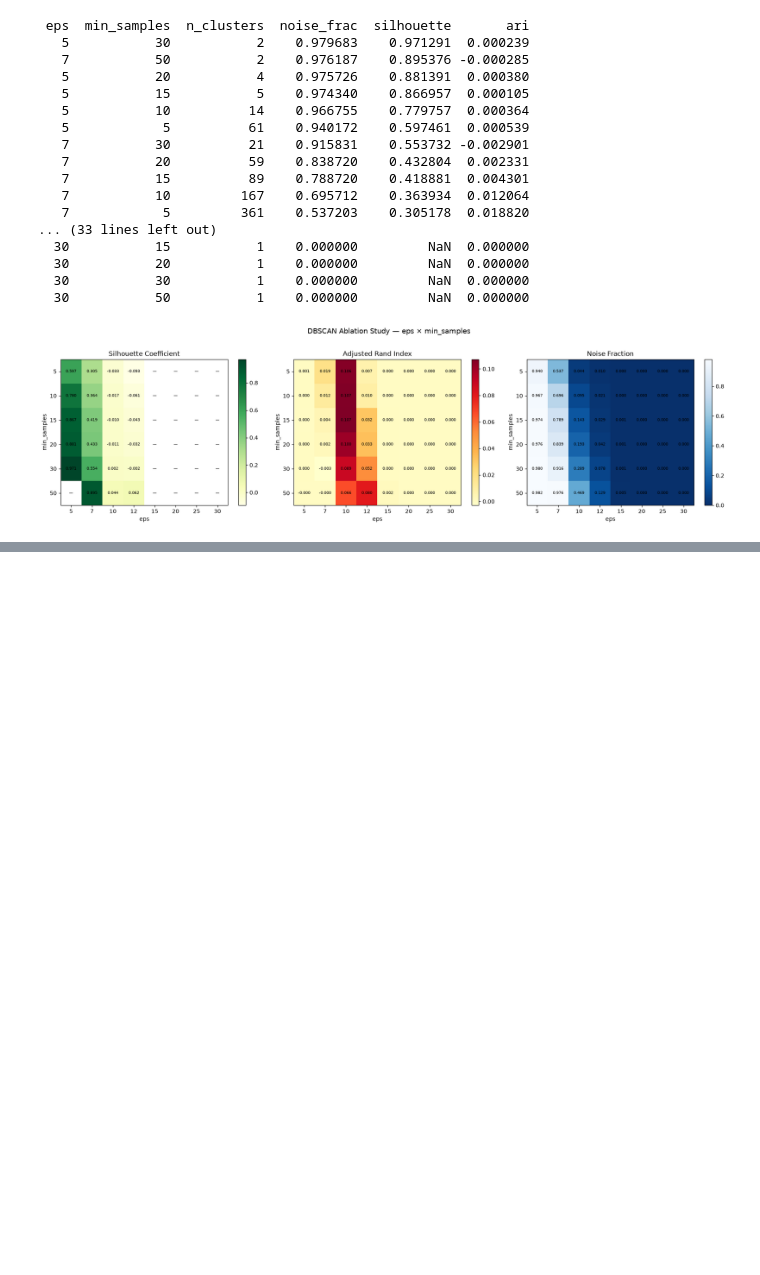
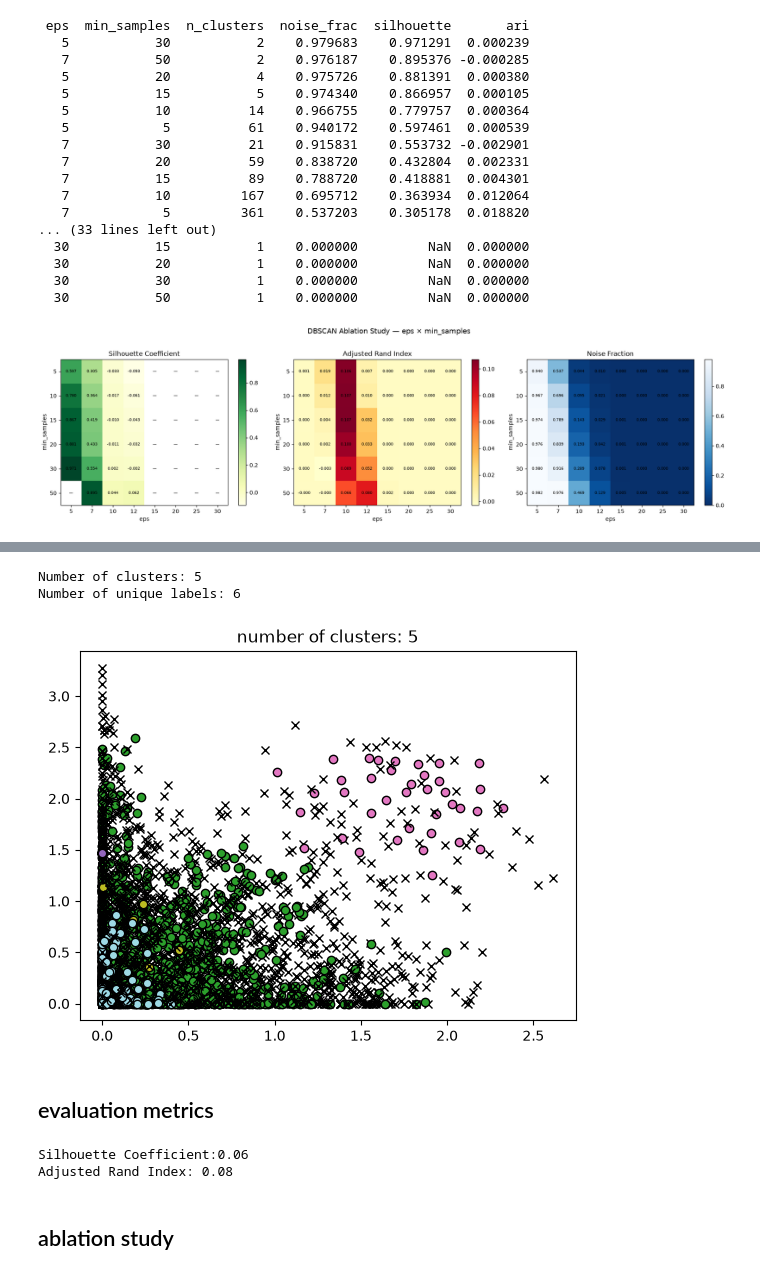
Before and after one commit to ericanakabayashi/ribbit_ai, a Jupyter notebook: src/exploratory_notebooks/DBSCAN.ipynb, the cells around one changed output, grey strips where cells are left out. Saved outputs shown, nothing was run; the diff lists cells and outputs as text; code cells hidden in the pictures; blank space fills up the shorter version.

```diff
--- a/src/exploratory_notebooks/DBSCAN.ipynb
+++ b/src/exploratory_notebooks/DBSCAN.ipynb
@@ -438,0 +559,49 @@ plt.show()
+# %%
+#starting with the same values as before
+db = DBSCAN(eps=12, min_samples=44).fit(X_train)
+core_samples_mask = np.zeros_like(db.labels_, dtype=bool)
+core_samples_mask[db.core_sample_indices_] = True
+labels = db.labels_
+
+unique_labels = sorted(set(labels))
+n_clusters_ = len(unique_labels) - (1 if -1 in unique_labels else 0)
+print(f"Number of clusters: {n_clusters_}")
+
+cmap = plt.get_cmap('tab20', len(unique_labels))
+print(f"Number of unique labels: {len(unique_labels)}")
+
+for i, k in enumerate(unique_labels):
+    col = 'k' if k == -1 else cmap(i)
+
+    class_member_mask = (labels == k)
+
+    xy = X_train[class_member_mask & core_samples_mask]
+    plt.plot(xy[:, 0], xy[:, 1], 'o', markerfacecolor=col,
+             markeredgecolor='k',
+             markersize=6)
+
+    xy = X_train[class_member_mask & ~core_samples_mask]
+    plt.plot(xy[:, 0], xy[:, 1], 'x', markerfacecolor=col,
+             markeredgecolor='k',
+             markersize=6)
+
+plt.title('number of clusters: %d' % n_clusters_)
+plt.show()
+# %% [output]
+Number of clusters: 5
+Number of unique labels: 6
+[figure, added]
+# %% [markdown]
+## evaluation metrics
+# %%
+#Silhouette score is in the range of -1 to 1. A score near 1 denotes the best meaning that the data point i is very compact within the cluster to which it belongs and far away from the other clusters. The worst value is -1. Values near 0 denote overlapping clusters.
+#Adjusted Rand Score is in the range of 0 to 1. More than 0.9 denotes excellent cluster recovery and above 0.8 is a good recovery. Less than 0.5 is considered to be poor recovery.
+sc = metrics.silhouette_score(X_train, labels)
+print("Silhouette Coefficient:%0.2f" % sc)
+ari = metrics.adjusted_rand_score(true_labels, labels)
+print("Adjusted Rand Index: %0.2f" % ari)
+# %% [output]
+Silhouette Coefficient:0.06
+Adjusted Rand Index: 0.08
+# %% [markdown]
+## ablation study
```
Also changed, not shown: parts of 21 cells of this notebook.
